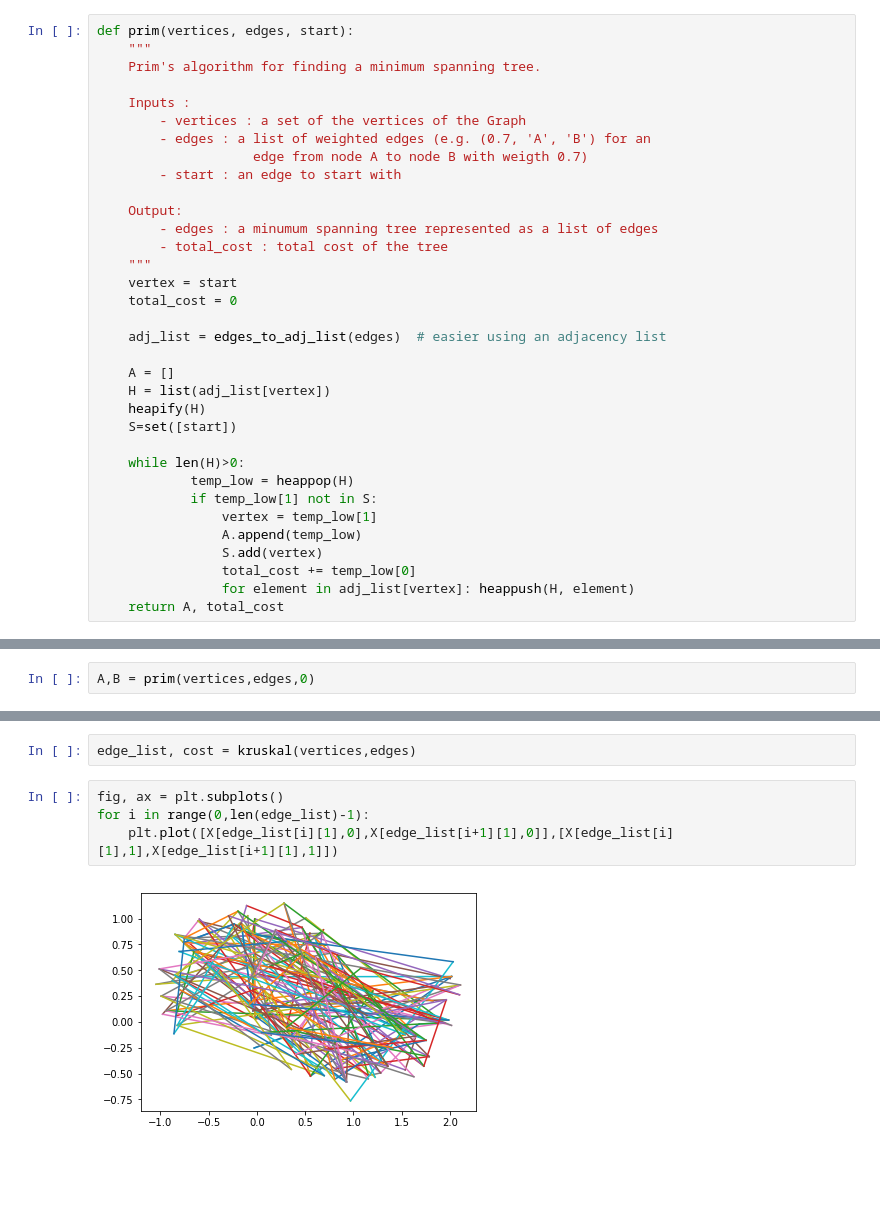
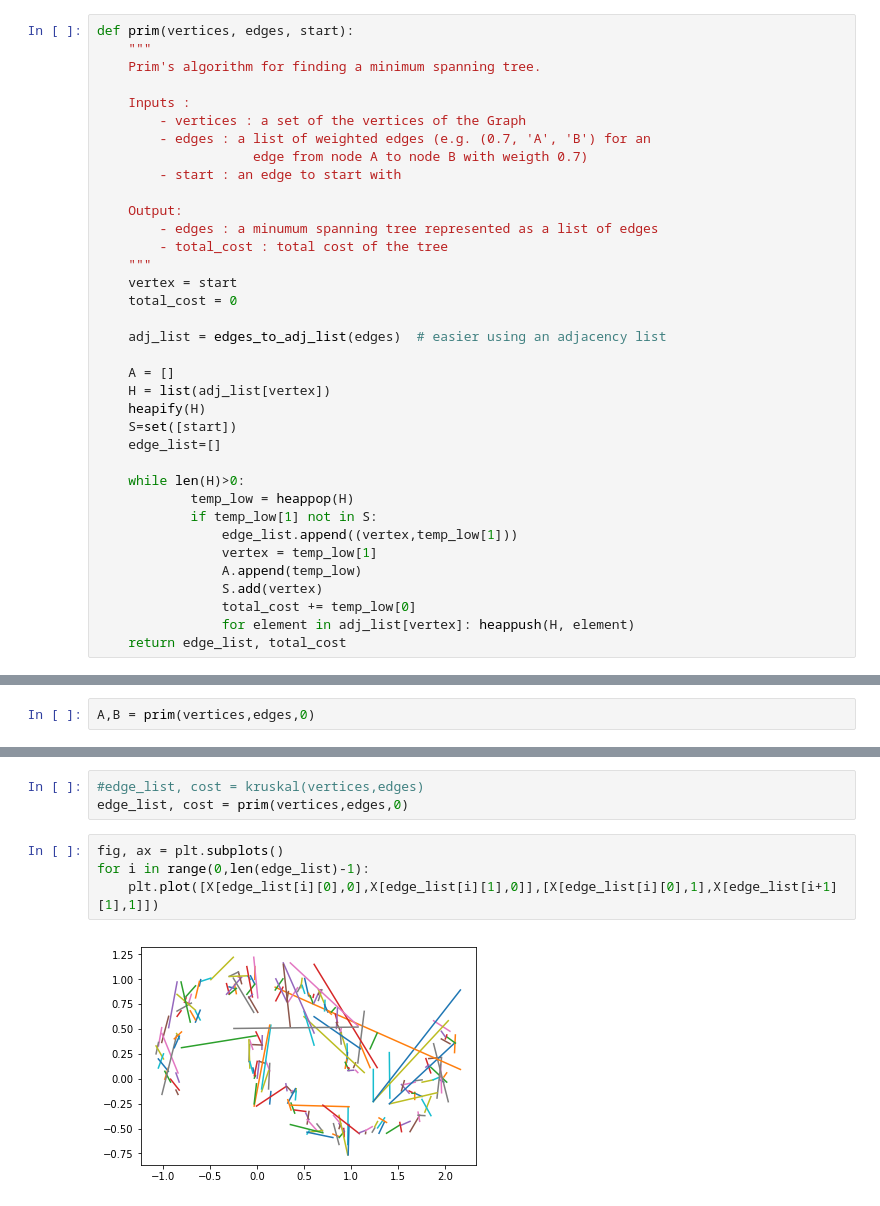
Before and after one commit to Beramos/SelectedTopicsOptimization, a Jupyter notebook: Chapters/06.MinimumSpanningTrees/Chapter6.ipynb, the cells around one changed output, grey strips where cells are left out. Saved outputs shown, nothing was run; the diff lists cells and outputs as text; blank space fills up the shorter version.

```diff
--- a/Chapters/06.MinimumSpanningTrees/Chapter6.ipynb
+++ b/Chapters/06.MinimumSpanningTrees/Chapter6.ipynb
@@ -188,13 +188,15 @@ def prim(vertices, edges, start):
     H = list(adj_list[vertex])
     heapify(H)
     S=set([start])
+    edge_list=[]
 
     while len(H)>0:
             temp_low = heappop(H)
             if temp_low[1] not in S:
+                edge_list.append((vertex,temp_low[1]))
                 vertex = temp_low[1]
                 A.append(temp_low)
                 S.add(vertex)
                 total_cost += temp_low[0]
                 for element in adj_list[vertex]: heappush(H, element)
-    return A, total_cost
+    return edge_list, total_cost
@@ -286,10 +306,11 @@ A
  (0.21239661220675651, 133),
  (0.15337592347994322, 149)]
 # %%
-edge_list, cost = kruskal(vertices,edges)
+#edge_list, cost = kruskal(vertices,edges)
+edge_list, cost = prim(vertices,edges,0)
 # %%
 fig, ax = plt.subplots()
 for i in range(0,len(edge_list)-1):
-    plt.plot([X[edge_list[i][1],0],X[edge_list[i+1][1],0]],[X[edge_list[i][1],1],X[edge_list[i+1][1],1]])
+    plt.plot([X[edge_list[i][0],0],X[edge_list[i][1],0]],[X[edge_list[i][0],1],X[edge_list[i+1][1],1]])
 # %% [output]
-[figure, old version]
+[figure, new version]
```
Also changed, not shown: parts of 2 cells of this notebook.
